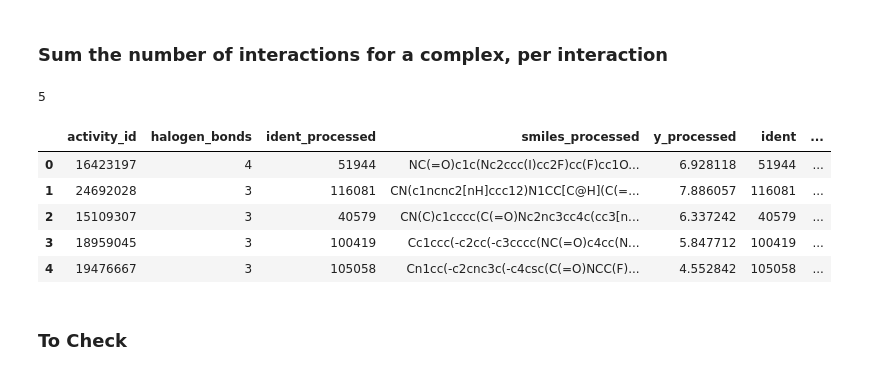
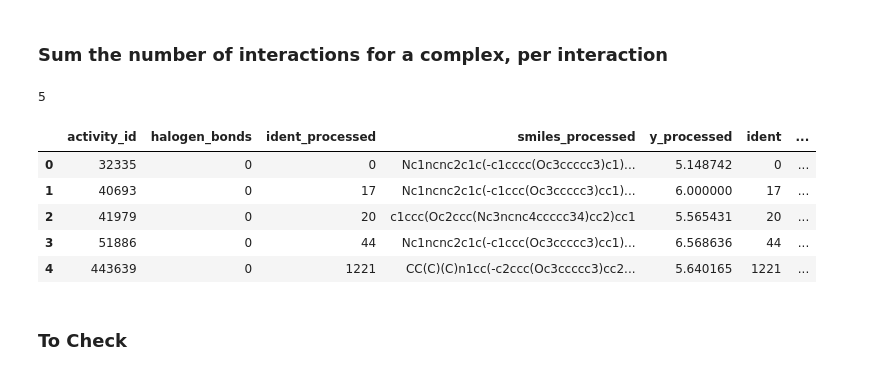
Before and after one commit to fatemeh-moghaddam/kinodata-3D-affinity-prediction, a Jupyter notebook: prob/probing_notebooks/interactions.ipynb, the cells around one changed output. Cells and saved outputs as stored; diff of their text form; code cells hidden in the pictures.

```diff
--- a/prob/probing_notebooks/interactions.ipynb
+++ b/prob/probing_notebooks/interactions.ipynb
@@ -88,20 +101,24 @@ print(num_hydrogen_bonds['ident'].max())
 # %%
 interactions_count : dict[str, pd.DataFrame] = {}
 for intr_name, intr_df in zip(interaction_names , interactions_dfs):
     intr_df = intr_df['activity_id'].value_counts().rename_axis('activity_id').reset_index(name=intr_name)
-    intr_df = intr_df.merge(mapping, on='activity_id', how='inner')
+    # intr_df = intr_df.merge(mapping, on='activity_id', how='inner')
+    intr_df = intr_df.merge(mapping, on='activity_id', how='right')
+    intr_df[intr_name] = intr_df[intr_name].fillna(0).astype(int)
+    # print(len(intr_df), len(mapping))
+    assert len(intr_df) == len(mapping)
     interactions_count[intr_name] = intr_df
 
 print(len(interactions_count))
 interactions_count[interaction_names[0]].head()
 # %% [output]
 5
 |  | activity_id | halogen_bonds | ident_processed | smiles_processed | y_processed | ident | ... |
-| 0 | 16423197 | 4 | 51944 | NC(=O)c1c(Nc2ccc(I)cc2F)cc(F)cc1O... | 6.928118 | 51944 | ... |
-| 1 | 24692028 | 3 | 116081 | CN(c1ncnc2[nH]ccc12)N1CC[C@H](C(=... | 7.886057 | 116081 | ... |
-| 2 | 15109307 | 3 | 40579 | CN(C)c1cccc(C(=O)Nc2nc3cc4c(cc3[n... | 6.337242 | 40579 | ... |
-| 3 | 18959045 | 3 | 100419 | Cc1ccc(-c2cc(-c3cccc(NC(=O)c4cc(N... | 5.847712 | 100419 | ... |
-| 4 | 19476667 | 3 | 105058 | Cn1cc(-c2cnc3c(-c4csc(C(=O)NCC(F)... | 4.552842 | 105058 | ... |
+| 0 | 32335 | 0 | 0 | Nc1ncnc2c1c(-c1cccc(Oc3ccccc3)c1)... | 5.148742 | 0 | ... |
+| 1 | 40693 | 0 | 17 | Nc1ncnc2c1c(-c1ccc(Oc3ccccc3)cc1)... | 6.000000 | 17 | ... |
+| 2 | 41979 | 0 | 20 | c1ccc(Oc2ccc(Nc3ncnc4ccccc34)cc2)cc1 | 5.565431 | 20 | ... |
+| 3 | 51886 | 0 | 44 | Nc1ncnc2c1c(-c1ccc(Oc3ccccc3)cc1)... | 6.568636 | 44 | ... |
+| 4 | 443639 | 0 | 1221 | CC(C)(C)n1cc(-c2ccc(Oc3ccccc3)cc2... | 5.640165 | 1221 | ... |
 # %% [markdown]
 ### To Check
 # %% [markdown]
```
Also changed, not shown: parts of 6 cells of this notebook, 2 other files.
